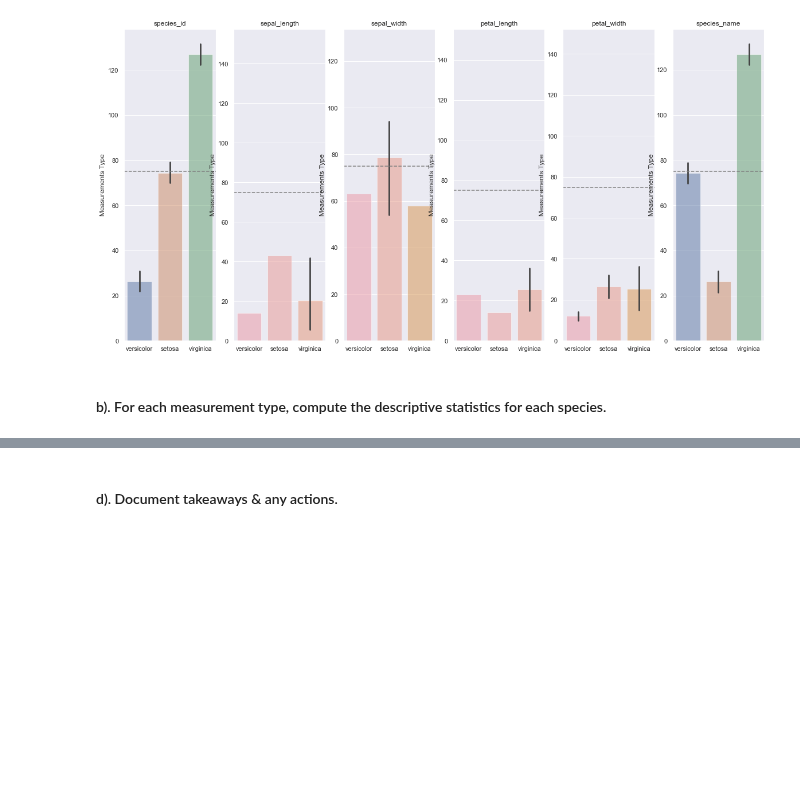
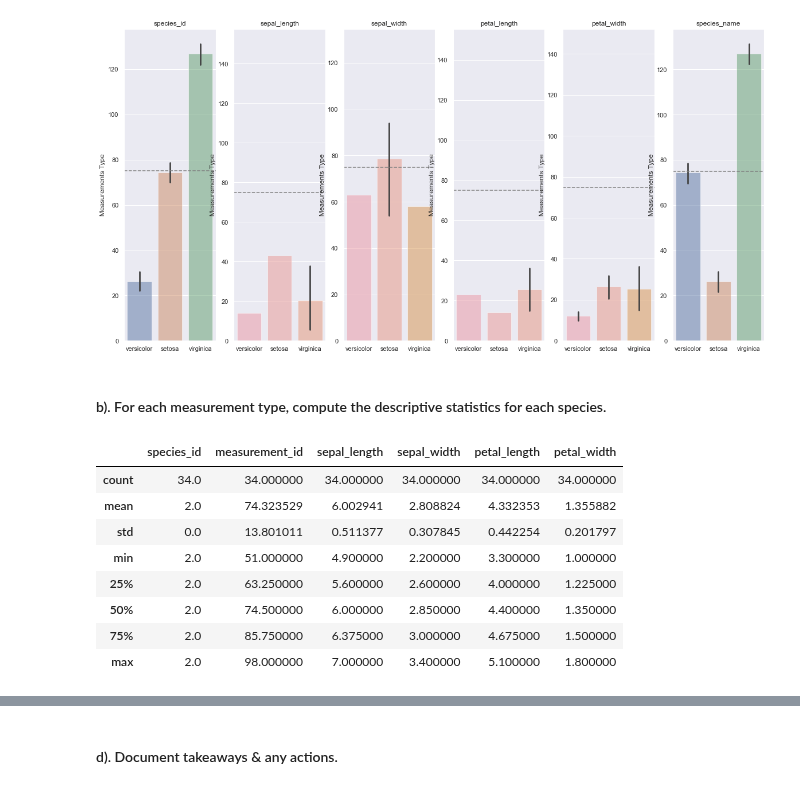
Before and after one commit to stephenkipkurui/regression-exercises, a Jupyter notebook: classification_exercises.ipynb, the cells around one changed output, grey strips where cells are left out. Saved outputs shown, nothing was run; the diff lists cells and outputs as text; code cells hidden in the pictures; blank space fills up the shorter version.

```diff
--- a/classification_exercises.ipynb
+++ b/classification_exercises.ipynb
@@ -1330,3 +1332,17 @@ for i, feature in enumerate(features):
 [figure]
 # %% [markdown]
 #### b). For each measurement type, compute the descriptive statistics for each species.
+# %%
+# Descriptive Stats Versicolor
+
+train[train.species_name =='versicolor'].describe()
+# %% [output]
+|  | species_id | measurement_id | sepal_length | sepal_width | petal_length | petal_width |
+| count | 34.0 | 34.000000 | 34.000000 | 34.000000 | 34.000000 | 34.000000 |
+| mean | 2.0 | 74.323529 | 6.002941 | 2.808824 | 4.332353 | 1.355882 |
+| std | 0.0 | 13.801011 | 0.511377 | 0.307845 | 0.442254 | 0.201797 |
+| min | 2.0 | 51.000000 | 4.900000 | 2.200000 | 3.300000 | 1.000000 |
+| 25% | 2.0 | 63.250000 | 5.600000 | 2.600000 | 4.000000 | 1.225000 |
+| 50% | 2.0 | 74.500000 | 6.000000 | 2.850000 | 4.400000 | 1.350000 |
+| 75% | 2.0 | 85.750000 | 6.375000 | 3.000000 | 4.675000 | 1.500000 |
+| max | 2.0 | 98.000000 | 7.000000 | 3.400000 | 5.100000 | 1.800000 |
```
Also changed, not shown: parts of 6 cells of this notebook.
